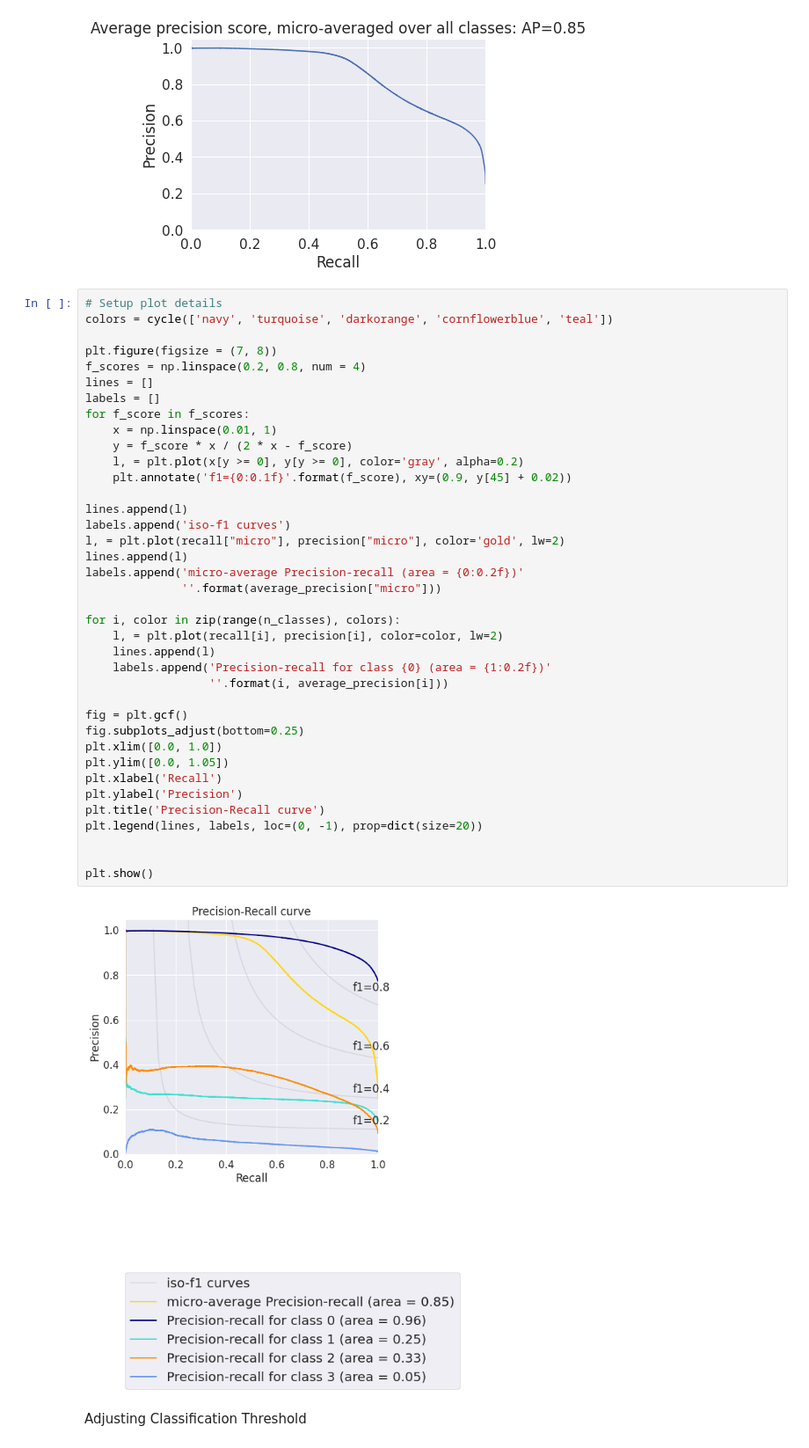
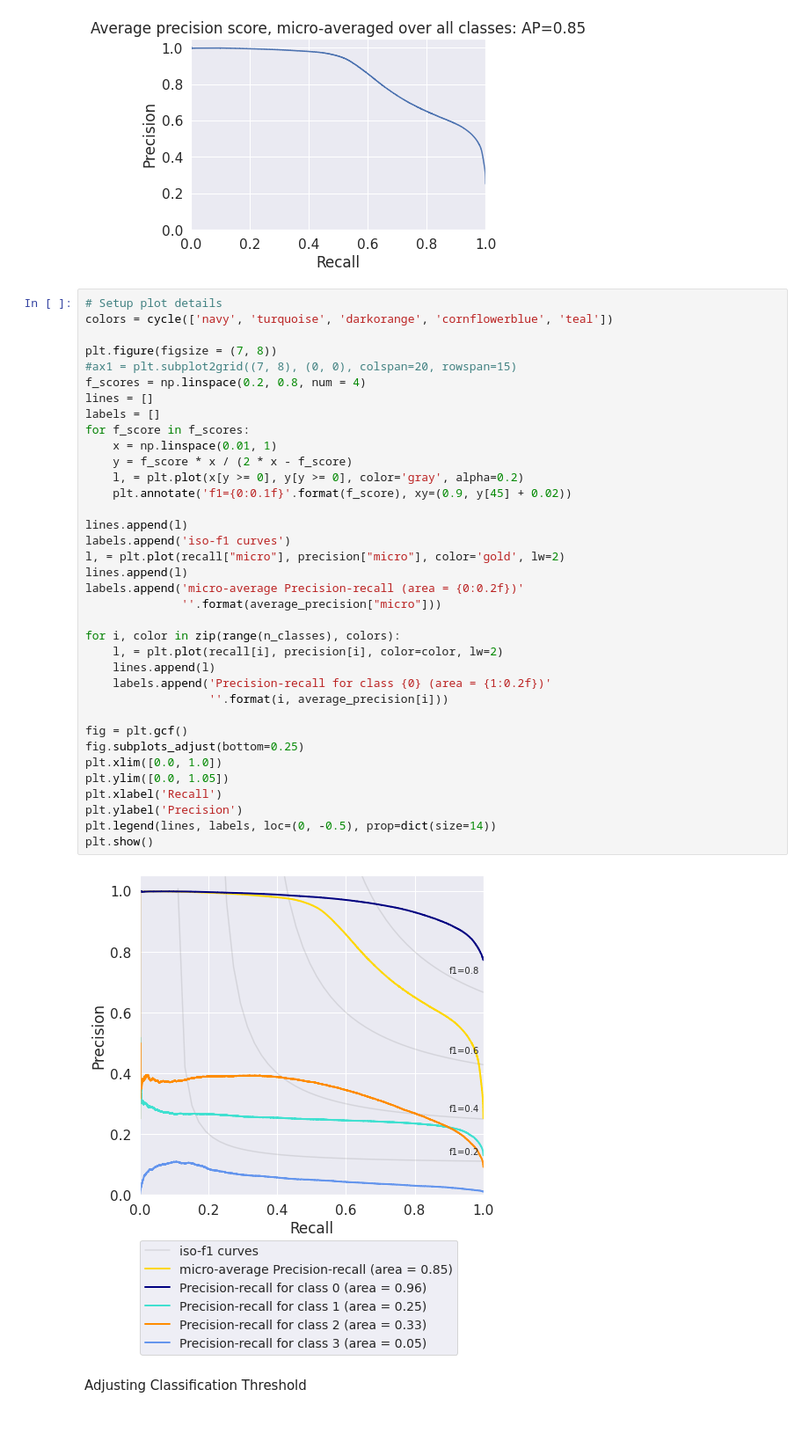
Before and after one commit to KatGiamalaki/Random_Forest_for_MHW, a Jupyter notebook: RandomForest_1902.ipynb, the cells around one changed output. Shown at 88% size. Drawn from its saved outputs; the diff is of its cells as text; blank space fills up the shorter version.

```diff
--- a/RandomForest_1902.ipynb
+++ b/RandomForest_1902.ipynb
@@ -551,41 +556,39 @@ Text(0.5, 1.0, 'Average precision score, micro-averaged over all classes: AP=0.8
 colors = cycle(['navy', 'turquoise', 'darkorange', 'cornflowerblue', 'teal'])
 
 plt.figure(figsize = (7, 8))
+#ax1 = plt.subplot2grid((7, 8), (0, 0), colspan=20, rowspan=15)
 f_scores = np.linspace(0.2, 0.8, num = 4)
 lines = []
 labels = []
 for f_score in f_scores:
     x = np.linspace(0.01, 1)
     y = f_score * x / (2 * x - f_score)
     l, = plt.plot(x[y >= 0], y[y >= 0], color='gray', alpha=0.2)
     plt.annotate('f1={0:0.1f}'.format(f_score), xy=(0.9, y[45] + 0.02))
 
 lines.append(l)
 labels.append('iso-f1 curves')
 l, = plt.plot(recall["micro"], precision["micro"], color='gold', lw=2)
 lines.append(l)
 labels.append('micro-average Precision-recall (area = {0:0.2f})'
               ''.format(average_precision["micro"]))
 
 for i, color in zip(range(n_classes), colors):
     l, = plt.plot(recall[i], precision[i], color=color, lw=2)
     lines.append(l)
     labels.append('Precision-recall for class {0} (area = {1:0.2f})'
                   ''.format(i, average_precision[i]))
 
 fig = plt.gcf()
 fig.subplots_adjust(bottom=0.25)
 plt.xlim([0.0, 1.0])
 plt.ylim([0.0, 1.05])
 plt.xlabel('Recall')
 plt.ylabel('Precision')
-plt.title('Precision-Recall curve')
-plt.legend(lines, labels, loc=(0, -1), prop=dict(size=20))
-
-
+plt.legend(lines, labels, loc=(0, -0.5), prop=dict(size=14))
 plt.show()
 # %% [output]
-[figure, old version]
+[figure, new version]
 # %% [markdown]
 Adjusting Classification Threshold
 # %%
```
Also changed, not shown: parts of 4 cells of this notebook.
